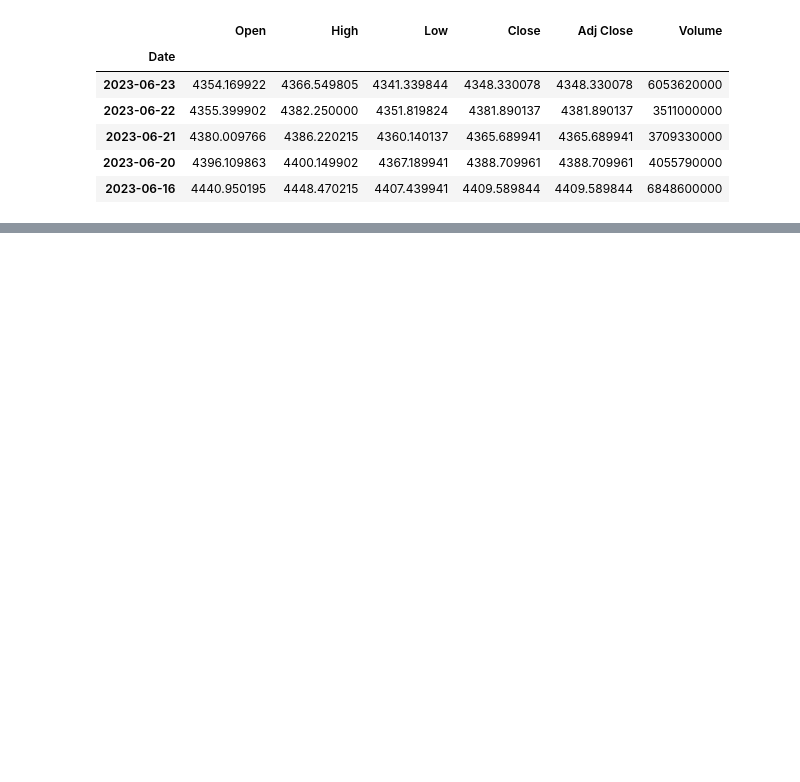
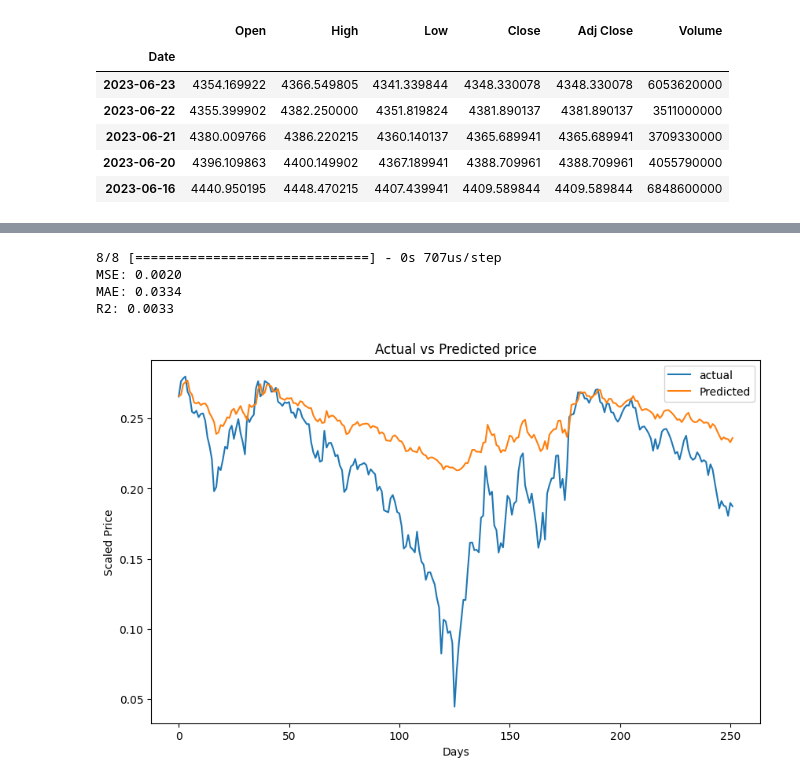
Before and after one commit to jona-tech/milestone-project-5, a Jupyter notebook: jupyter_notebooks/prediction_model.ipynb, the cells around one changed output, grey strips where cells are left out. Saved outputs shown, nothing was run; the diff lists cells and outputs as text; code cells hidden in the pictures; blank space fills up the shorter version.

Commit message:
add code to create Sequential model, shape data for LSTM model and visualisation plot

```diff
--- a/jupyter_notebooks/prediction_model.ipynb
+++ b/jupyter_notebooks/prediction_model.ipynb
@@ -30,3 +30,15 @@ X = df_scaled[:-1]
 y = df_scaled[1:]
 # %%
 X_train, X_test, y_train, y_test =  train_test_split(X, y, test_size=0.2, shuffle=False)
+# %%
+X_train = np.reshape(X_train, (X_train.shape[0], 1, X_train.shape[1]))
+X_test = np.reshape(X_test, (X_test.shape[0], 1, X_test.shape[1]))
+# %%
+model = Sequential()
+model.add(LSTM(120, activation='relu', return_sequences=True, input_shape=(X_train.shape[1], 1)))
+model.add(Dense(60, activation='relu', input_shape=(X_train.shape[1], 1)))
+model.add(Dropout(0.2))
+model.add(Dense(1, activation='linear'))
+model.compile(optimizer='adam', loss='mean_squared_error', metrics=['mse'])
+# %%
+model.fit(X_train, y_train, epochs=80, batch_size=32, verbose=2, validation_split=0.2)
@@ -32,0 +64,29 @@ X_train, X_test, y_train, y_test =  train_test_split(X, y, test_size=0.2, shuffl
+# %%
+y_pred = model.predict(X_test)
+
+y_pred = np.squeeze(y_pred)
+y_test = np.squeeze(y_test)
+
+mse = mean_squared_error(y_test, y_pred)
+mae = mean_absolute_error(y_test, y_pred)
+r2 = r2_score(y_test, y_pred)
+
+print(f'MSE: {mse:.4f}\nMAE: {mae:.4f}\nR2: {r2:.4f}')
+# %% [output]
+8/8 [==============================] - 0s 707us/step
+MSE: 0.0020
+MAE: 0.0334
+R2: 0.0033
+# %%
+import matplotlib.pyplot as plt
+
+plt.figure(figsize=(10, 6))
+plt.plot(y_test, label='actual')
+plt.plot(y_pred, label='Predicted')
+plt.xlabel('Days')
+plt.ylabel('Scaled Price')
+plt.title('Actual vs Predicted price')
+plt.legend()
+plt.show()
+# %% [output]
+[figure, added]
```
Also changed, not shown: parts of 1 cell of this notebook, 1 other file.
